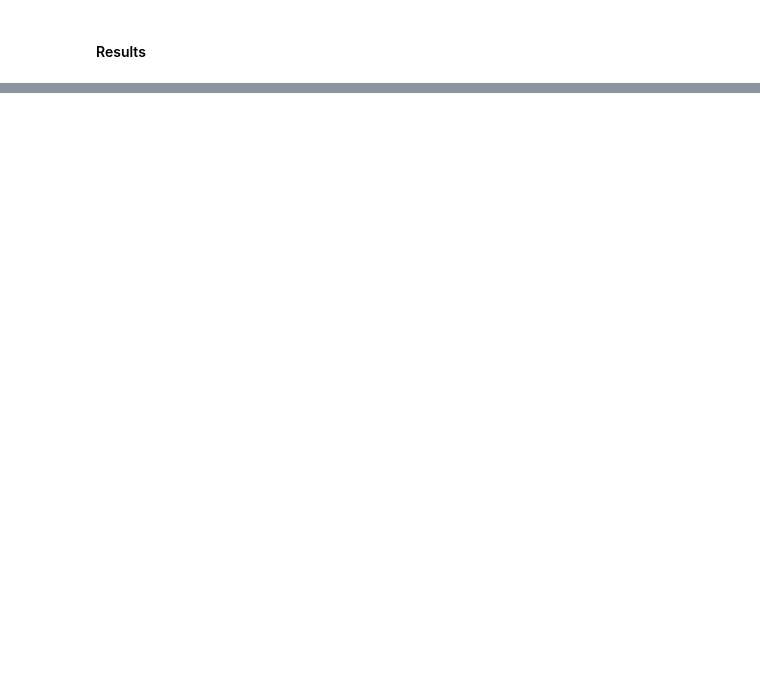
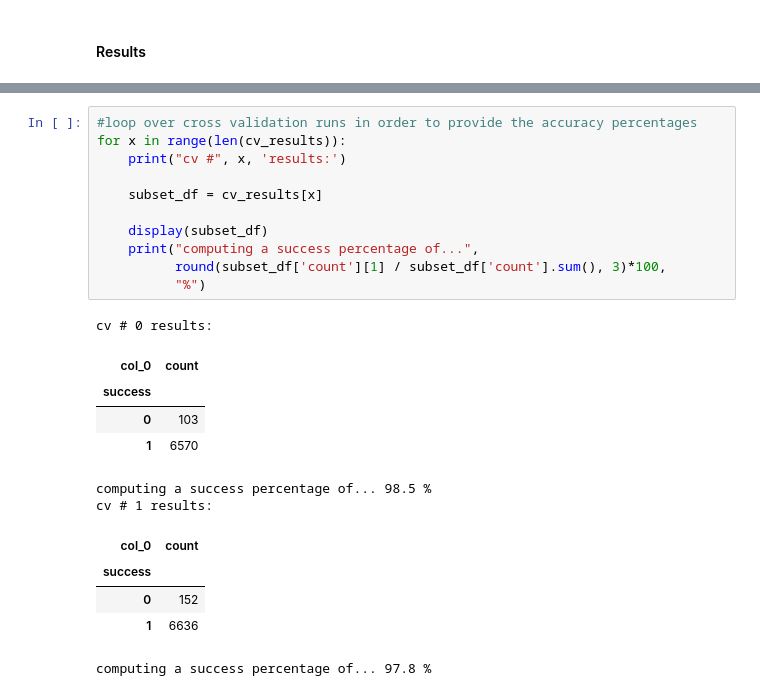
Before and after one commit to rfcai/hpc-housing-quality, a Jupyter notebook: examples/example_fuzzy.ipynb, the cells around one changed output, grey strips where cells are left out. Cells and saved outputs as stored; diff of their text form; blank space fills up the shorter version.

```diff
--- a/examples/example_fuzzy.ipynb
+++ b/examples/example_fuzzy.ipynb
@@ -189,0 +187,24 @@ fz.fuzzy_density(pd.concat(cv_distrib), 'word',
+# %%
+#loop over cross validation runs in order to provide the accuracy percentages
+for x in range(len(cv_results)):
+    print("cv #", x, 'results:')
+
+    subset_df = cv_results[x]
+
+    display(subset_df)
+    print("computing a success percentage of...",
+          round(subset_df['count'][1] / subset_df['count'].sum(), 3)*100,
+          "%")
+# %% [output]
+cv # 0 results:
+| col_0 | count |
+| success |  |
+| 0 | 103 |
+| 1 | 6570 |
+computing a success percentage of... 98.5 %
+cv # 1 results:
+| col_0 | count |
+| success |  |
+| 0 | 152 |
+| 1 | 6636 |
+computing a success percentage of... 97.8 %
```
Also changed, not shown: parts of 3 cells of this notebook, 2 other files.
